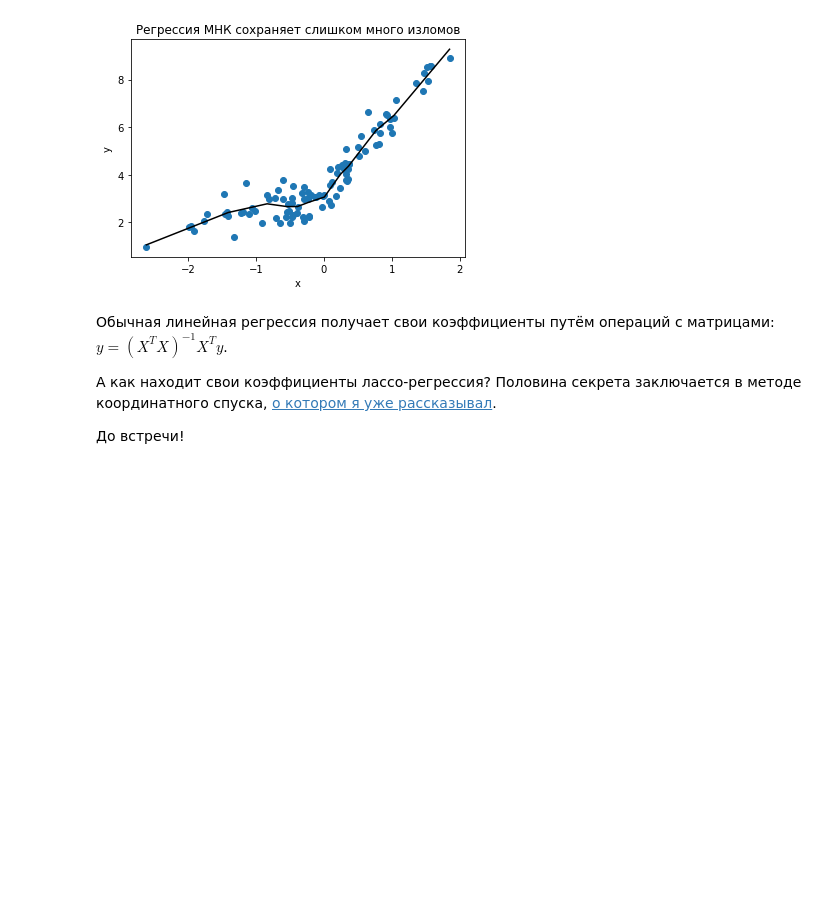
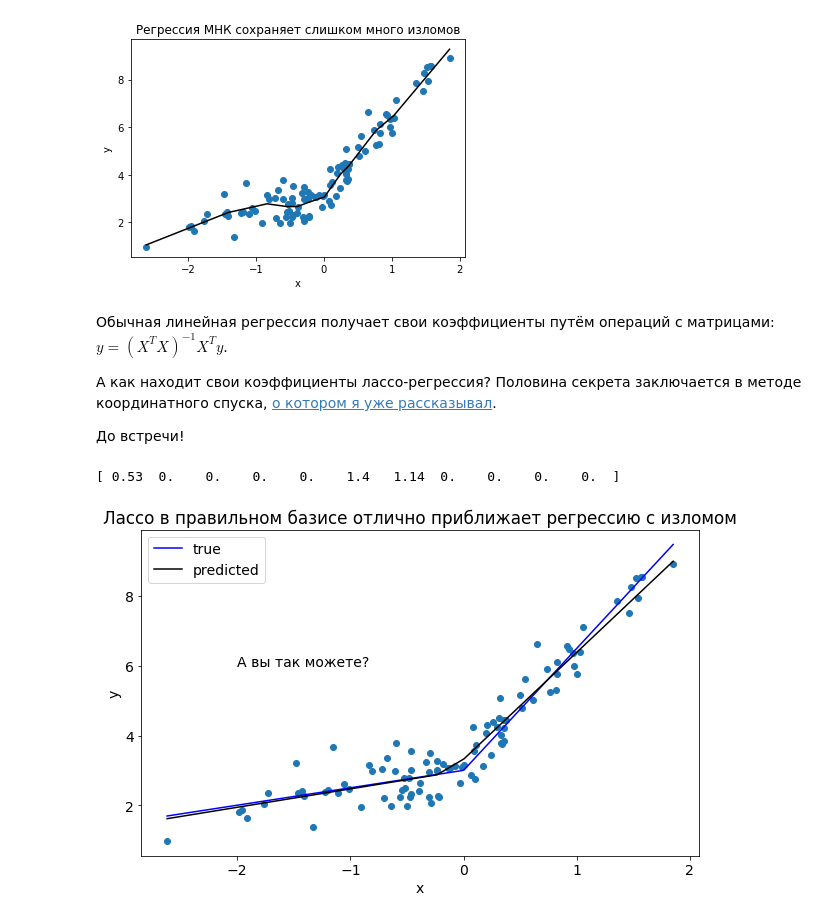
Before and after one commit to avidale/weirdMath, a Jupyter notebook: piecewise_linear.ipynb, the cells around one changed output. Drawn from its saved outputs; the diff is of its cells as text; code cells hidden in the pictures; blank space fills up the shorter version.

```diff
--- a/piecewise_linear.ipynb
+++ b/piecewise_linear.ipynb
@@ -97,3 +97,21 @@ plt.show()
 А как находит свои коэффициенты лассо-регрессия? Половина секрета заключается в методе координатного спуска, [о котором я уже рассказывал](https://vk.com/wall-130785301_12).
 
 До встречи!
+# %%
+import matplotlib
+matplotlib.rcParams.update({'font.size': 14})
+model = Lasso(0.03).fit(basis, y)
+print(model.coef_.round(2))
+plt.figure(figsize=(10, 6))
+plt.scatter(x, y)
+plt.plot(x, y_expected, color = 'b')
+plt.plot(x, model.predict(basis), color='k')
+plt.legend(['true', 'predicted'])
+plt.xlabel('x')
+plt.ylabel('y')
+plt.title('Лассо в правильном базисе отлично приближает регрессию с изломом')
+plt.text(x=-2, y=6, s='А вы так можете?')
+plt.show()
+# %% [output]
+[ 0.53  0.    0.    0.    0.    1.4   1.14  0.    0.    0.    0.  ]
+[figure, added]
```
